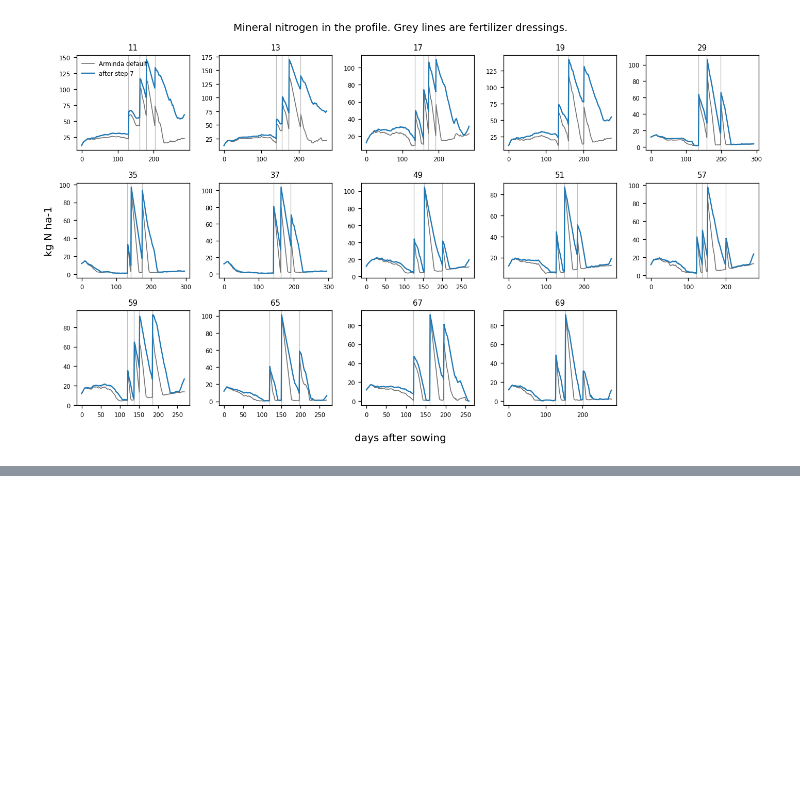
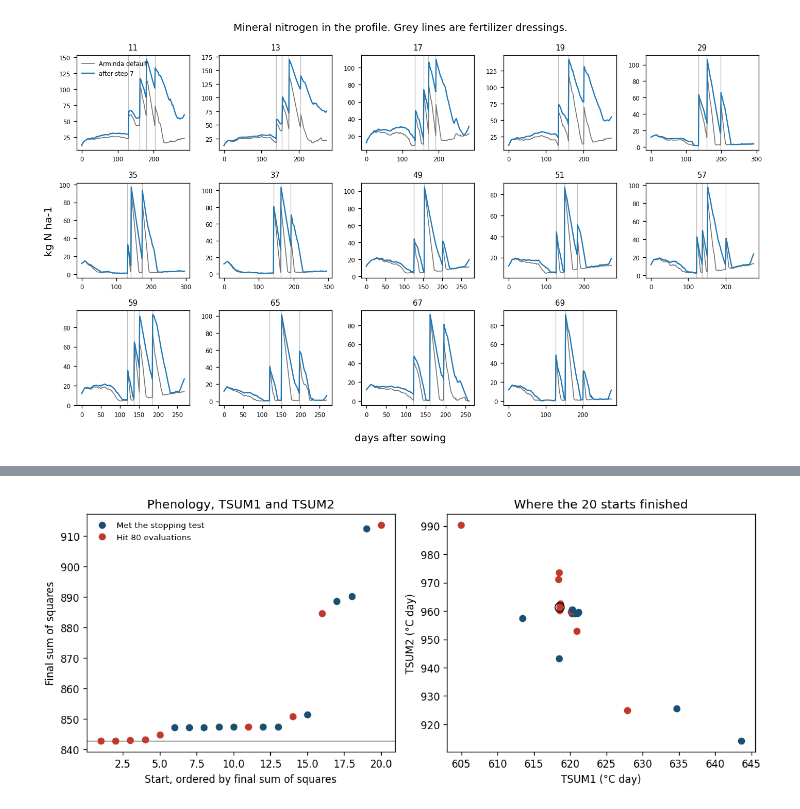
Before and after one commit to WUR-AI/diffWOFOST, a Jupyter notebook: docs/notebooks/agmip_calibration_protocol.ipynb, the cells around one changed output, grey strips where cells are left out. Saved outputs shown, nothing was run; the diff lists cells and outputs as text; code cells hidden in the pictures; blank space fills up the shorter version.

Commit message:
Record the Nelder-Mead search so the notebook can show where it stopped.

```diff
--- a/docs/notebooks/agmip_calibration_protocol.ipynb
+++ b/docs/notebooks/agmip_calibration_protocol.ipynb
@@ -1582,0 +1598,93 @@ The agreement table and figure use the calibration site-years, the same observat
+# %%
+import matplotlib.pyplot as plt
+import numpy as np
+
+nelder = load_nelder()
+phenology = nelder["phenology"]
+majors = phenology["rounds"][0]
+
+rows = []
+kept = []
+for adam, nelder_round in zip(phenology["adam_history"], phenology["rounds"]):
+    free = kept + nelder_round["names"]
+    rows.append(
+        {
+            "Adam parameters": ", ".join(adam["parameters"]),
+            "Adam SS": adam["ss"],
+            "Adam AICc": adam["aicc"],
+            "Adam kept": adam["kept"],
+            "Nelder-Mead parameters": ", ".join(free),
+            "Nelder-Mead SS": nelder_round["best_ss"],
+            "Nelder-Mead AICc": nelder_round["aicc"],
+            "Nelder-Mead kept": nelder_round["kept"],
+            "Starts meeting the stopping test": (
+                f"{nelder_round['n_met_stopping_test']} / {nelder_round['n_starts']}"
+            ),
+        }
+    )
+    if nelder_round["kept"]:
+        kept = free
+display(pd.DataFrame(rows).round(2))
+
+probe_rows = []
+for group in nelder["growth_probe"]["groups"]:
+    best = min(group["runs"], key=lambda run: run["ss"])
+    probe_rows.append(
+        {
+            "Group": group["label"],
+            "Adam SS, 4 steps": f"{group['adam_ss']:.4g}",
+            "Nelder-Mead SS, 8 evaluations": f"{best['ss']:.4g}",
+            "Best start": "Arminda" if best["arminda_start"] else f"hypercube {best['index']}",
+        }
+    )
+display(pd.DataFrame(probe_rows))
+
+runs = majors["runs"]
+order = np.argsort([run["ss"] for run in runs])
+fig, axes = plt.subplots(1, 2, figsize=(10, 4.2))
+for position, run_index in enumerate(order):
+    run = runs[int(run_index)]
+    colour = "#1b4f72" if run["met_stopping_test"] else "#c0392b"
+    axes[0].scatter(position + 1, run["ss"], color=colour, zorder=3)
+axes[0].axhline(majors["best_ss"], color="0.35", lw=0.8)
+axes[0].set_xlabel("Start, ordered by final sum of squares")
+axes[0].set_ylabel("Final sum of squares")
+axes[0].set_title("Phenology, TSUM1 and TSUM2")
+met = plt.Line2D([0], [0], marker="o", color="#1b4f72", ls="", label="Met the stopping test")
+ceiling = plt.Line2D([0], [0], marker="o", color="#c0392b", ls="", label="Hit 80 evaluations")
+axes[0].legend(handles=[met, ceiling], fontsize=8, frameon=False)
+
+for run in runs:
+    colour = "#1b4f72" if run["met_stopping_test"] else "#c0392b"
+    axes[1].scatter(run["final"]["TSUM1"], run["final"]["TSUM2"], color=colour, zorder=3)
+axes[1].scatter(
+    [majors["best_final"]["TSUM1"]],
+    [majors["best_final"]["TSUM2"]],
+    facecolors="none",
+    edgecolors="black",
+    s=80,
+    zorder=4,
+)
+axes[1].set_xlabel("TSUM1 (°C day)")
+axes[1].set_ylabel("TSUM2 (°C day)")
+axes[1].set_title("Where the 20 starts finished")
+fig.tight_layout()
+plt.show()
+
+probe = nelder["growth_probe"]
+fig, axes = plt.subplots(2, 2, figsize=(10, 6.5))
+for ax, group in zip(axes.ravel(), probe["groups"]):
+    for run in group["runs"]:
+        best_so_far = np.minimum.accumulate(run["trace"])
+        label = "Arminda" if run["arminda_start"] else f"start {run['index']}"
+        ax.plot(np.arange(1, len(best_so_far) + 1), best_so_far, marker="o", ms=3.5, label=label)
+    ax.axhline(group["adam_ss"], color="0.25", ls="--", lw=1, label="Adam, 4 steps")
+    ax.set_title(group["label"])
+    ax.set_xlabel("Evaluation")
+    ax.set_ylabel("Best sum of squares so far")
+handles, labels = axes[0, 0].get_legend_handles_labels()
+fig.legend(handles, labels, loc="lower center", ncol=4, frameon=False, bbox_to_anchor=(0.5, -0.02))
+fig.tight_layout()
+fig.subplots_adjust(bottom=0.14)
+plt.show()
+# %% [output]
@@ -1582,0 +1701 @@ The agreement table and figure use the calibration site-years, the same observat
+[figure, added]
```
Also changed, not shown: parts of 12 cells of this notebook, 1 other file.
